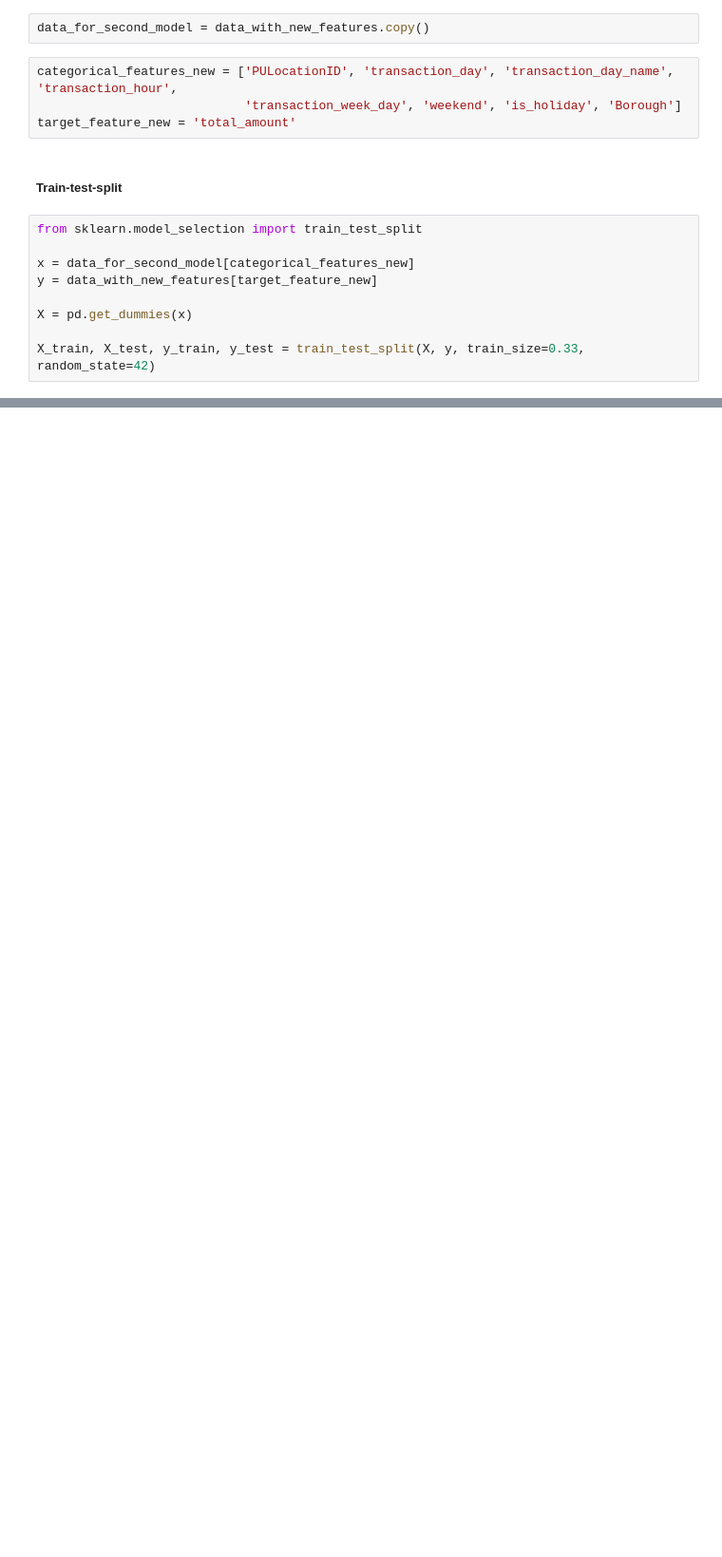
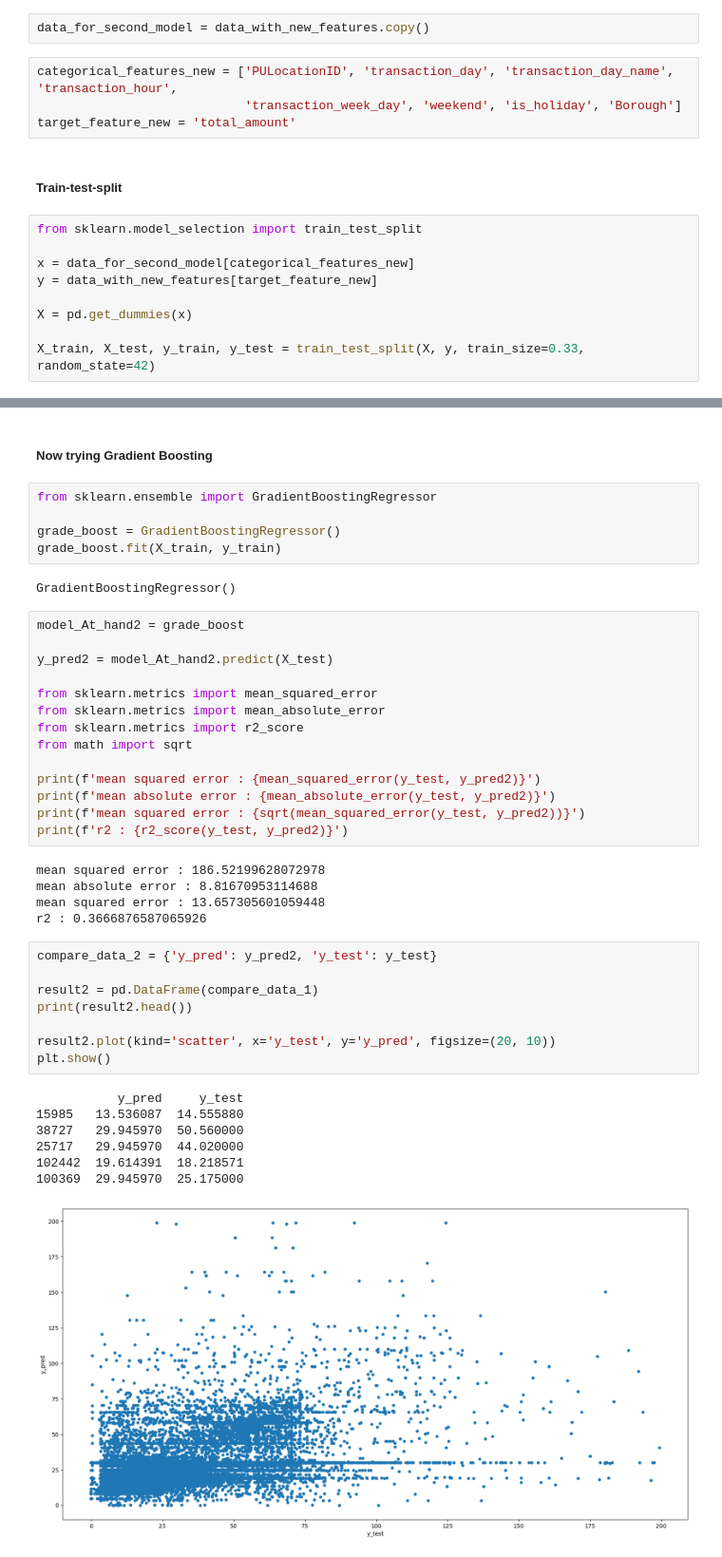
Before and after one commit to TinyHaitch/Taxi-Analysis, a Jupyter notebook: Untitled.ipynb, the cells around one changed output, grey strips where cells are left out. Shown at 95% size. Saved outputs shown, nothing was run; the diff lists cells and outputs as text; blank space fills up the shorter version.

```diff
--- a/Untitled.ipynb
+++ b/Untitled.ipynb
@@ -558,0 +646,44 @@ X_train, X_test, y_train, y_test = train_test_split(X, y, train_size=0.33, rando
+# %% [markdown]
+##### Now trying Gradient Boosting
+# %%
+from sklearn.ensemble import GradientBoostingRegressor
+
+grade_boost = GradientBoostingRegressor()
+grade_boost.fit(X_train, y_train)
+# %% [output]
+GradientBoostingRegressor()
+# %%
+model_At_hand2 = grade_boost
+
+y_pred2 = model_At_hand2.predict(X_test)
+
+from sklearn.metrics import mean_squared_error
+from sklearn.metrics import mean_absolute_error
+from sklearn.metrics import r2_score
+from math import sqrt
+
+print(f'mean squared error : {mean_squared_error(y_test, y_pred2)}')
+print(f'mean absolute error : {mean_absolute_error(y_test, y_pred2)}')
+print(f'mean squared error : {sqrt(mean_squared_error(y_test, y_pred2))}')
+print(f'r2 : {r2_score(y_test, y_pred2)}')
+# %% [output]
+mean squared error : 186.52199628072978
+mean absolute error : 8.81670953114688
+mean squared error : 13.657305601059448
+r2 : 0.3666876587065926
+# %%
+compare_data_2 = {'y_pred': y_pred2, 'y_test': y_test}
+
+result2 = pd.DataFrame(compare_data_1)
+print(result2.head())
+
+result2.plot(kind='scatter', x='y_test', y='y_pred', figsize=(20, 10))
+plt.show()
+# %% [output]
+           y_pred     y_test
+15985   13.536087  14.555880
+38727   29.945970  50.560000
+25717   29.945970  44.020000
+102442  19.614391  18.218571
+100369  29.945970  25.175000
+[figure, added]
```
Also changed, not shown: parts of 10 cells of this notebook.
